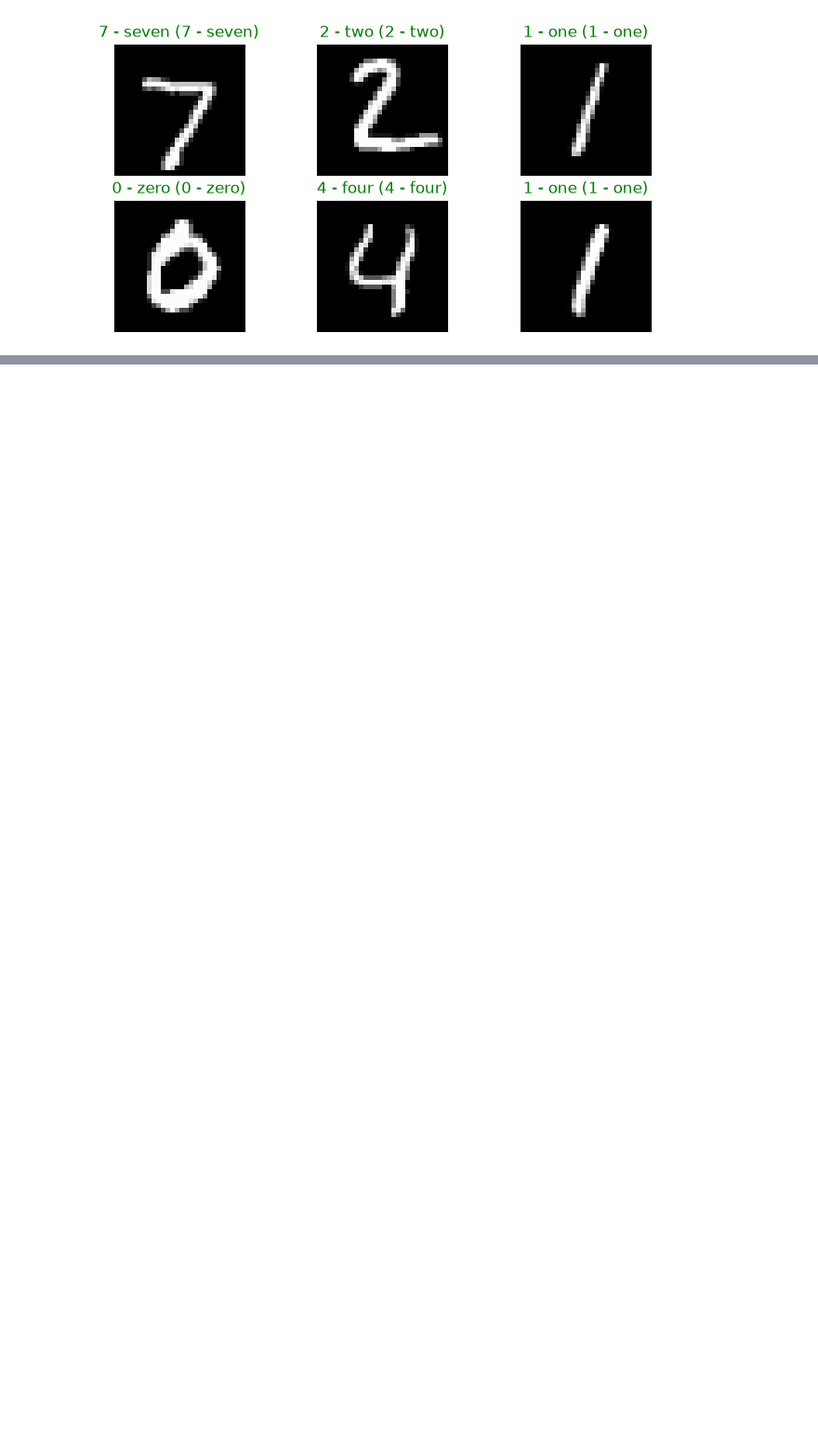
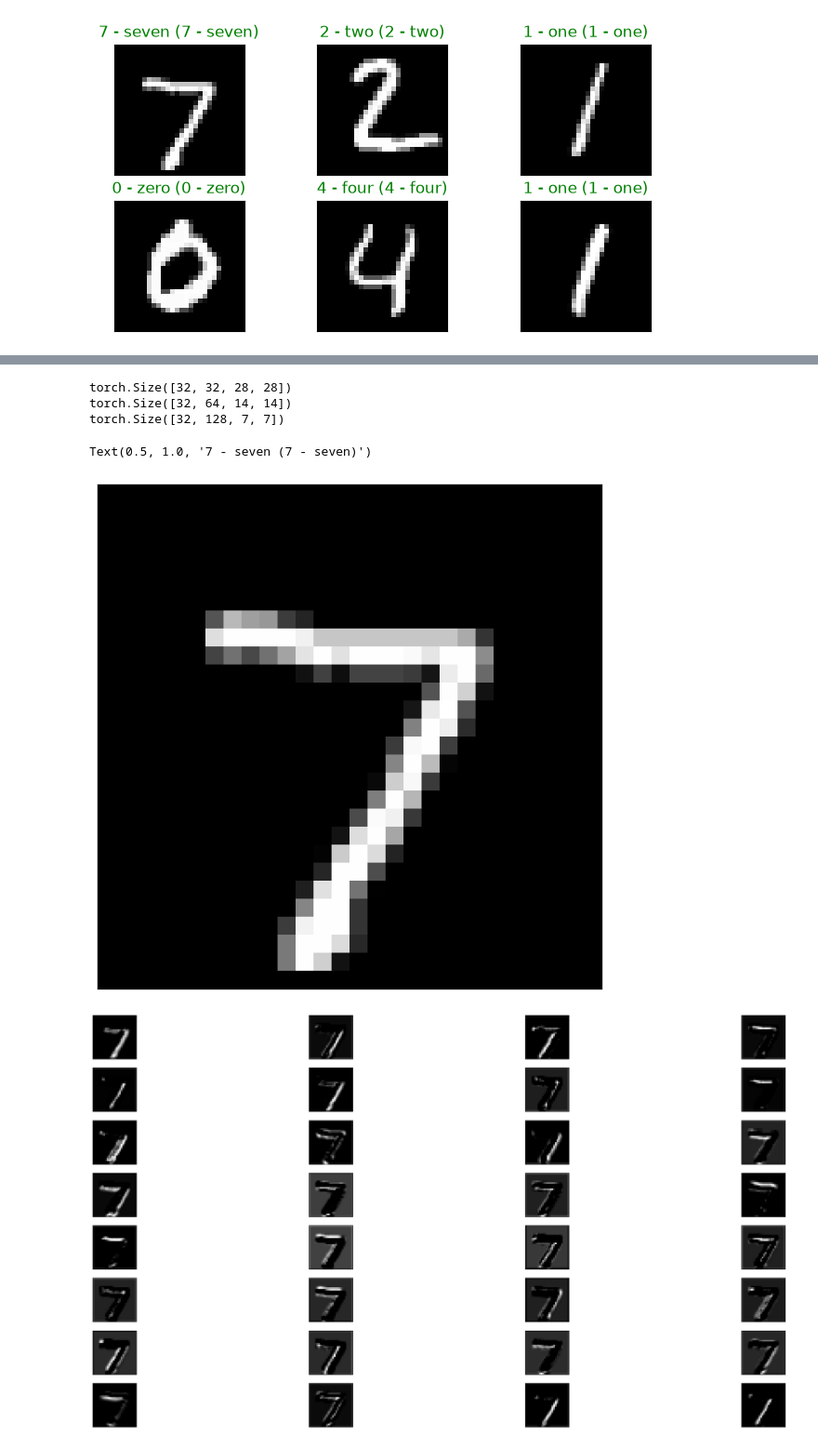
Before and after one commit to TemplariParu/PyTorch, a Jupyter notebook: 05.CNN/02.CNN_MNIST.ipynb, the cells around one changed output, grey strips where cells are left out. Shown at 93% size. Cells and saved outputs as stored; diff of their text form; code cells hidden in the pictures; blank space fills up the shorter version.

```diff
--- a/05.CNN/02.CNN_MNIST.ipynb
+++ b/05.CNN/02.CNN_MNIST.ipynb
@@ -141,0 +201,72 @@ Test_plot(load_model, test_DL)
+# %%
+# feature_map : model 의 convolution 이후 틀징을 이미지화
+load_model.eval()
+with torch.no_grad():
+    x_batch, y_batch = next(iter(test_DL))
+    x_batch, y_batch = x_batch.to(device), y_batch.to(device)
+    y_hat = load_model(x_batch)
+    pred = y_hat.argmax(dim=1)
+
+    # CNN
+    # feature_map1 = load_model.conv1(x_batch)
+    # feature_map2 = load_model.conv2(load_model.maxpool1(feature_map1))
+    # feature_map3 = load_model.conv3(load_model.maxpool2(feature_map2))
+
+    # CNN_deep
+    feature_map1 = load_model.conv_block1(x_batch)
+    feature_map2 = load_model.conv_block2(load_model.maxpool1(feature_map1))
+    feature_map3 = load_model.conv_block3(load_model.maxpool2(feature_map2))
+
+x_batch = x_batch.cpu()
+feature_map1 = feature_map1.cpu()
+feature_map2 = feature_map2.cpu()
+feature_map3 = feature_map3.cpu()
+
+plt.figure(figsize=(8,8))
+plt.xticks([])  # 눈금표시안함
+plt.yticks([])
+plt.imshow(x_batch[0,0], cmap= 'gray')
+
+print(feature_map1.shape)
+plt.figure(figsize=(32,16))
+for idx in range(feature_map1.shape[1]):
+    # convolution 이후 (32,32,28,28) 중 2번째 차원 특징을 가져오기
+    plt.subplot(8,4, idx+1, xticks=[], yticks=[])
+    plt.imshow(feature_map1[0,idx], cmap='gray')
+    # feature_map1[0,0] 의 특징부터 feature_map[0,31]까지 보여줌
+
+print(feature_map2.shape)
+plt.figure(figsize=(16,16))
+for idx in range(feature_map2.shape[1]):
+    plt.subplot(8,8, idx+1, xticks=[], yticks=[])
+    plt.imshow(feature_map2[0,idx], cmap='gray')
+
+print(feature_map3.shape)
+plt.figure(figsize=(16,8))
+for idx in range(feature_map3.shape[1]):
+    plt.subplot(8,16, idx+1, xticks=[], yticks=[])
+    plt.imshow(feature_map3[0,idx], cmap='gray')
+
+summmed_map = feature_map3.sum(dim=1)
+plt.figure(figsize=(8,8))
+plt.xticks([])
+plt.yticks([])
+plt.imshow(summmed_map[0], cmap='gray')
+
+plt.figure(figsize=(8,8))
+plt.xticks([])
+plt.yticks([])
+plt.imshow(x_batch[0,0], cmap='gray')
+# convolution 이후의 (3,3)을 (28,28) 사이즈로 맞춤
+plt.imshow(summmed_map[0], extent=[0,28,28,0], alpha=0.4, cmap='viridis')
+
+pred_item = test_DS.classes[pred[0].item()]
+true_item = test_DS.classes[y_batch[0].item()]
+plt.title(f'{pred_item} ({true_item})', color='g' if pred_item == true_item else 'r')
+# %% [output]
+torch.Size([32, 32, 28, 28])
+torch.Size([32, 64, 14, 14])
+torch.Size([32, 128, 7, 7])
+Text(0.5, 1.0, '7 - seven (7 - seven)')
+[figure, added]
+[figure, added]
```
Also changed, not shown: parts of 7 cells of this notebook, 3 other files.
